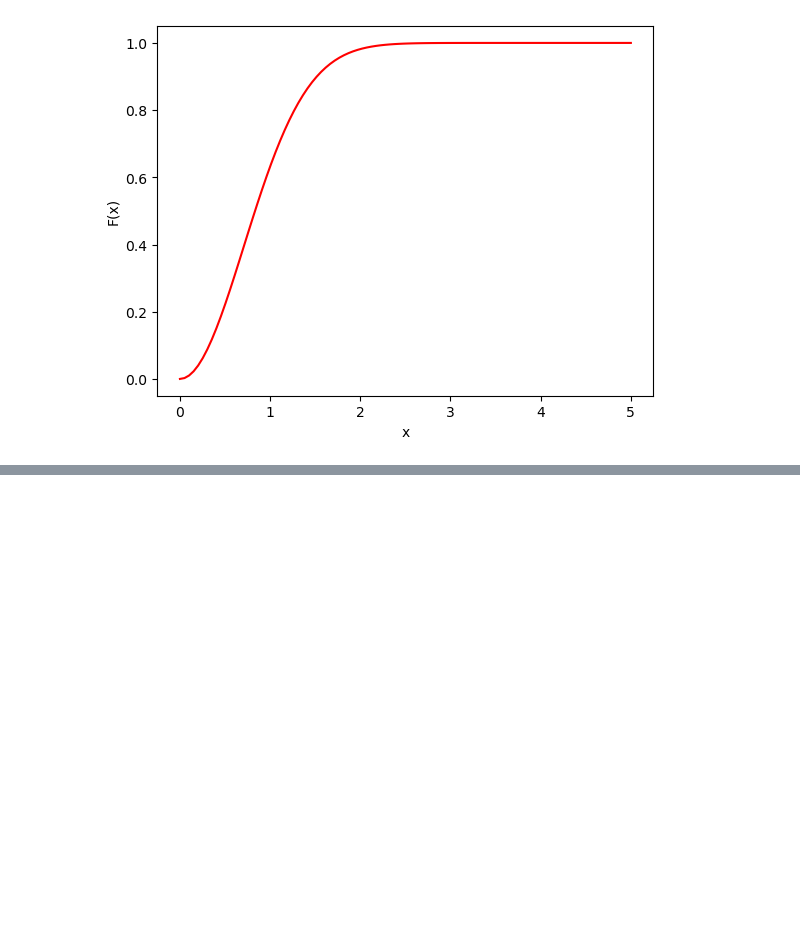
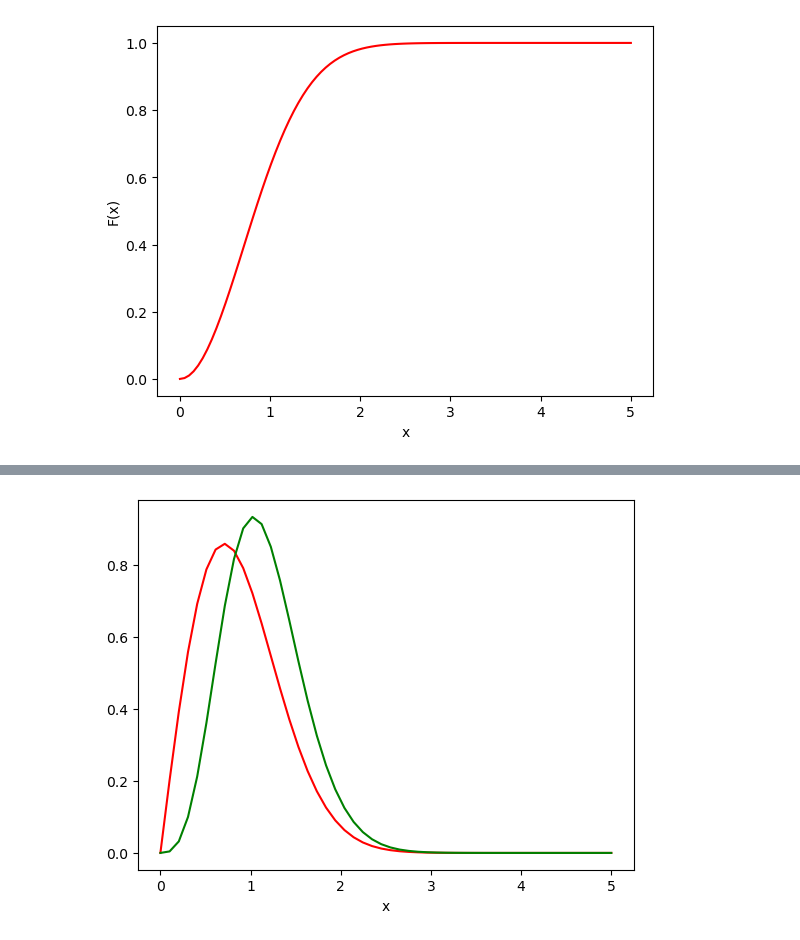
Before and after one commit to larsandrerj/studie, a Jupyter notebook: tma4245-statistikk/ovinger/skriftlig1/oppg7.ipynb, the cells around one changed output, grey strips where cells are left out. Cells and saved outputs as stored; diff of their text form; code cells hidden in the pictures; blank space fills up the shorter version.

```diff
--- a/tma4245-statistikk/ovinger/skriftlig1/oppg7.ipynb
+++ b/tma4245-statistikk/ovinger/skriftlig1/oppg7.ipynb
@@ -33,0 +37,13 @@ plt.show()
+# %%
+#Oppgave 7b)
+
+def f_Z(z, alpha):
+    return (4/alpha)*z*np.exp(-(z**2)/alpha) - (4/alpha)*z*np.exp(-(2*z**2)/alpha)
+
+plt.plot(x, f_X(x, alpha), color="red")
+plt.plot(x, f_Z(x, alpha), color="green")
+plt.xlabel("x")
+plt.ylabel("")
+plt.show()
+# %% [output]
+[figure, added]
```
Also changed, not shown: parts of 1 cell of this notebook, 3 other files.
